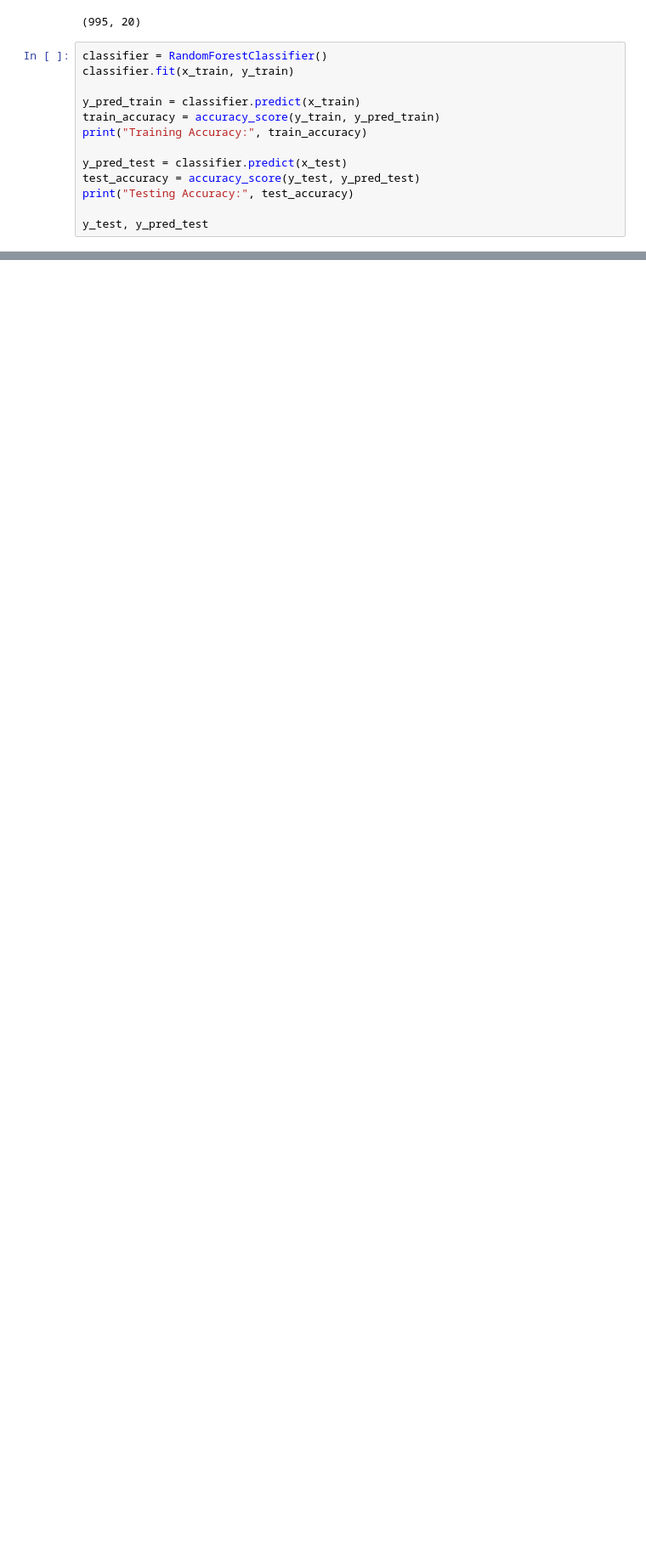
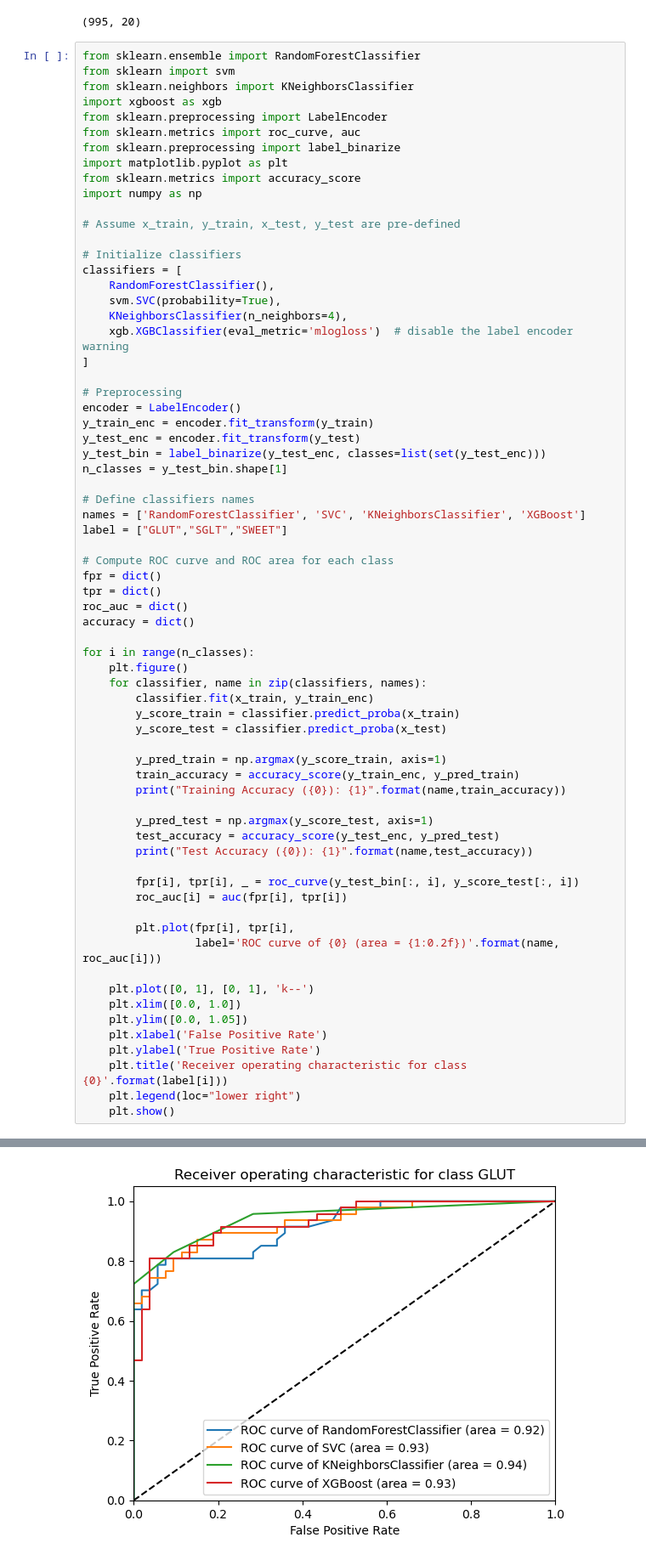
Before and after one commit to jbrandons13/123, a Jupyter notebook: latest.ipynb, the cells around one changed output, grey strips where cells are left out. Shown: that part at 85% size. Drawn from its saved outputs; the diff is of its cells as text; blank space fills up the shorter version.

Commit message:
make table and roc curve for every classifier

```diff
--- a/latest.ipynb
+++ b/latest.ipynb
@@ -89,16 +90,71 @@ x_train.shape
 # %% [output]
 (995, 20)
 # %%
-classifier = RandomForestClassifier()
-classifier.fit(x_train, y_train)
+from sklearn.ensemble import RandomForestClassifier
+from sklearn import svm
+from sklearn.neighbors import KNeighborsClassifier
+import xgboost as xgb
+from sklearn.preprocessing import LabelEncoder
+from sklearn.metrics import roc_curve, auc
+from sklearn.preprocessing import label_binarize
+import matplotlib.pyplot as plt
+from sklearn.metrics import accuracy_score
+import numpy as np
 
-y_pred_train = classifier.predict(x_train)
-train_accuracy = accuracy_score(y_train, y_pred_train)
-print("Training Accuracy:", train_accuracy)
+# Assume x_train, y_train, x_test, y_test are pre-defined
 
-y_pred_test = classifier.predict(x_test)
-test_accuracy = accuracy_score(y_test, y_pred_test)
-print("Testing Accuracy:", test_accuracy)
+# Initialize classifiers
+classifiers = [
+    RandomForestClassifier(),
+    svm.SVC(probability=True),
+    KNeighborsClassifier(n_neighbors=4),
+    xgb.XGBClassifier(eval_metric='mlogloss')  # disable the label encoder warning
+]
 
-y_test, y_pred_test
+# Preprocessing
+encoder = LabelEncoder()
+y_train_enc = encoder.fit_transform(y_train)
+y_test_enc = encoder.fit_transform(y_test)
+y_test_bin = label_binarize(y_test_enc, classes=list(set(y_test_enc)))
+n_classes = y_test_bin.shape[1]
+
+# Define classifiers names
+names = ['RandomForestClassifier', 'SVC', 'KNeighborsClassifier', 'XGBoost']
+label = ["GLUT","SGLT","SWEET"]
+
+# Compute ROC curve and ROC area for each class
+fpr = dict()
+tpr = dict()
+roc_auc = dict()
+accuracy = dict()
+
+for i in range(n_classes):
+    plt.figure()
+    for classifier, name in zip(classifiers, names):
+        classifier.fit(x_train, y_train_enc)
+        y_score_train = classifier.predict_proba(x_train)
+        y_score_test = classifier.predict_proba(x_test)
+
+        y_pred_train = np.argmax(y_score_train, axis=1)
+        train_accuracy = accuracy_score(y_train_enc, y_pred_train)
+        print("Training Accuracy ({0}): {1}".format(name,train_accuracy))
+
+        y_pred_test = np.argmax(y_score_test, axis=1)
+        test_accuracy = accuracy_score(y_test_enc, y_pred_test)
+        print("Test Accuracy ({0}): {1}".format(name,test_accuracy))
+
+        fpr[i], tpr[i], _ = roc_curve(y_test_bin[:, i], y_score_test[:, i])
+        roc_auc[i] = auc(fpr[i], tpr[i])
+
+        plt.plot(fpr[i], tpr[i],
+                 label='ROC curve of {0} (area = {1:0.2f})'.format(name, roc_auc[i]))
+
+    plt.plot([0, 1], [0, 1], 'k--')
+    plt.xlim([0.0, 1.0])
+    plt.ylim([0.0, 1.05])
+    plt.xlabel('False Positive Rate')
+    plt.ylabel('True Positive Rate')
+    plt.title('Receiver operating characteristic for class {0}'.format(label[i]))
+    plt.legend(loc="lower right")
+    plt.show()
 # %% [output]
@@ -106,0 +169 @@ Testing Accuracy: 0.79
+[figure, added]
```
Also changed, not shown: parts of 11 cells of this notebook.
